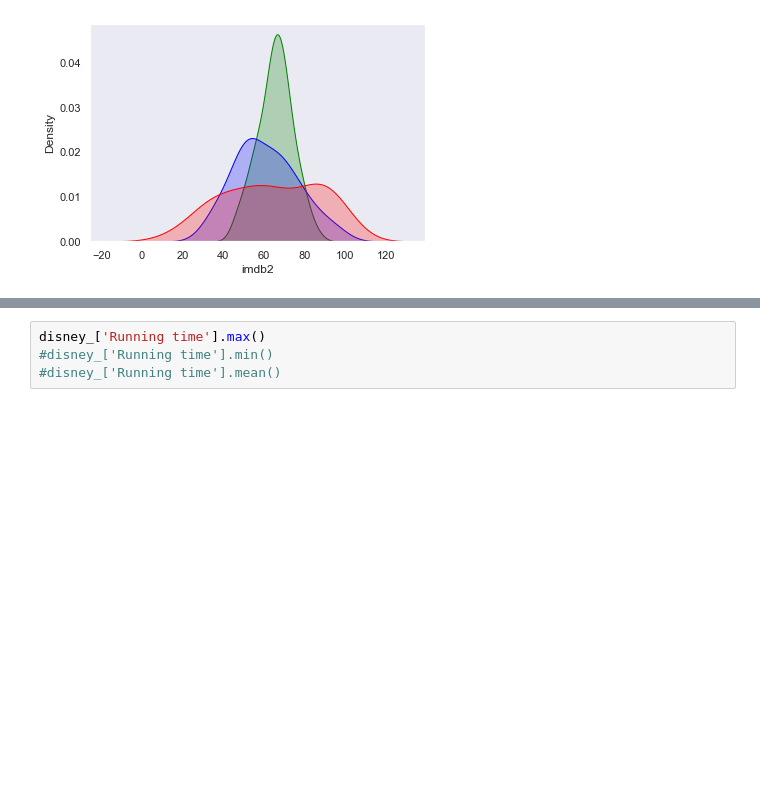
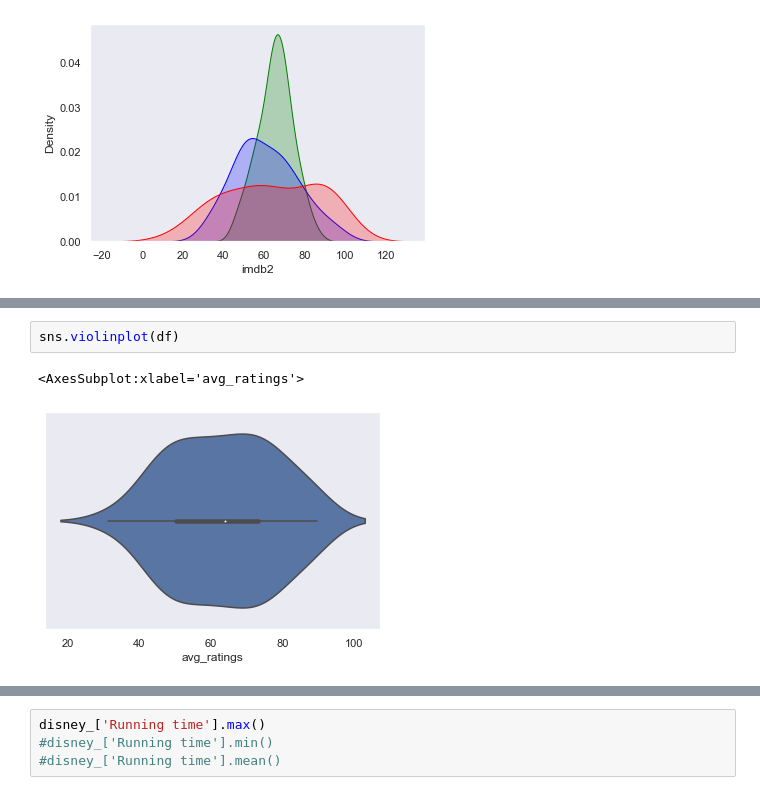
Before and after one commit to Coachsteveee/daily-commit-challenge, a Jupyter notebook: proj.ipynb, the cells around one changed output, grey strips where cells are left out. Saved outputs shown, nothing was run; the diff lists cells and outputs as text; blank space fills up the shorter version.

```diff
--- a/proj.ipynb
+++ b/proj.ipynb
@@ -207,0 +217,5 @@ sns.kdeplot(disney_['avg_ratings'], color='purple', shade=True, cbar=True)
+# %%
+sns.violinplot(df)
+# %% [output]
+<AxesSubplot:xlabel='avg_ratings'>
+[figure, added]
```
Also changed, not shown: parts of 13 cells of this notebook.
